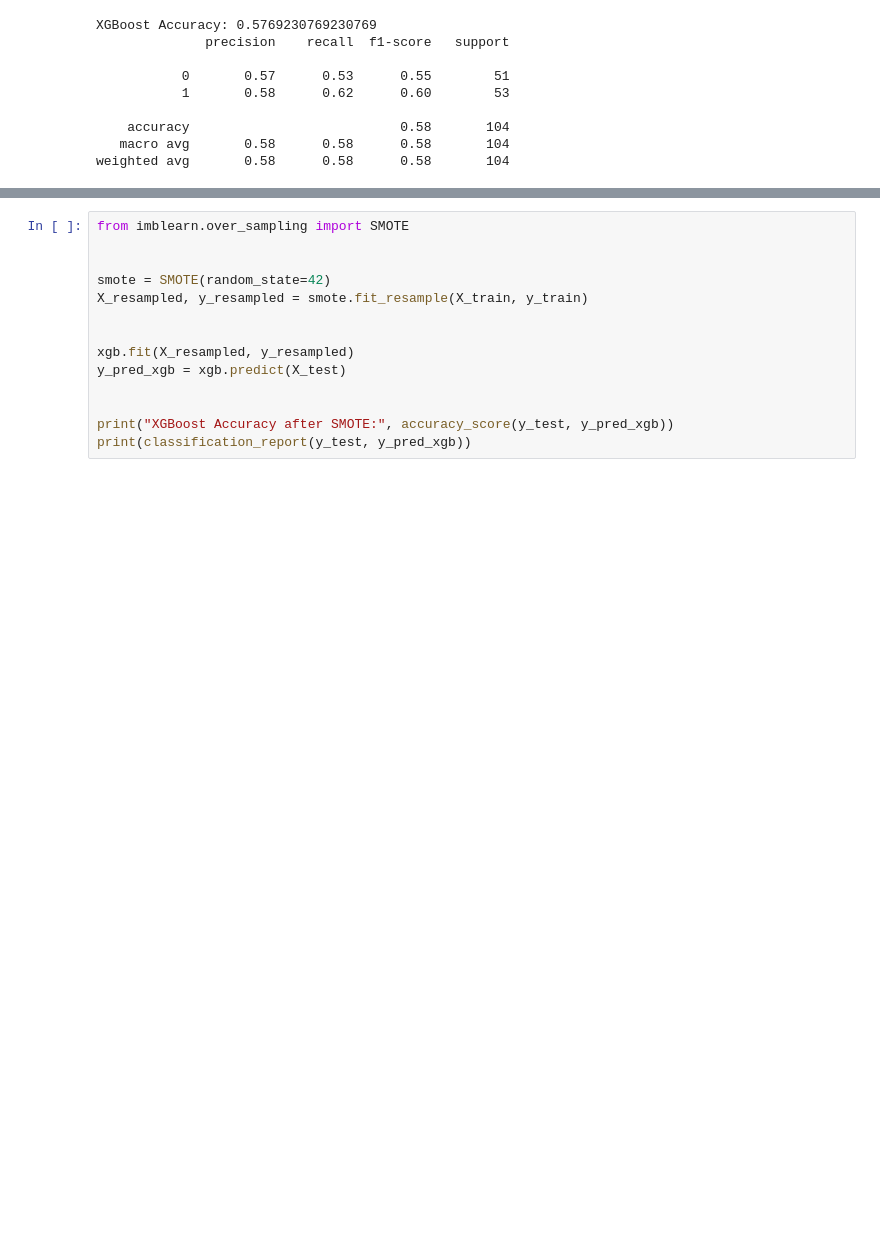
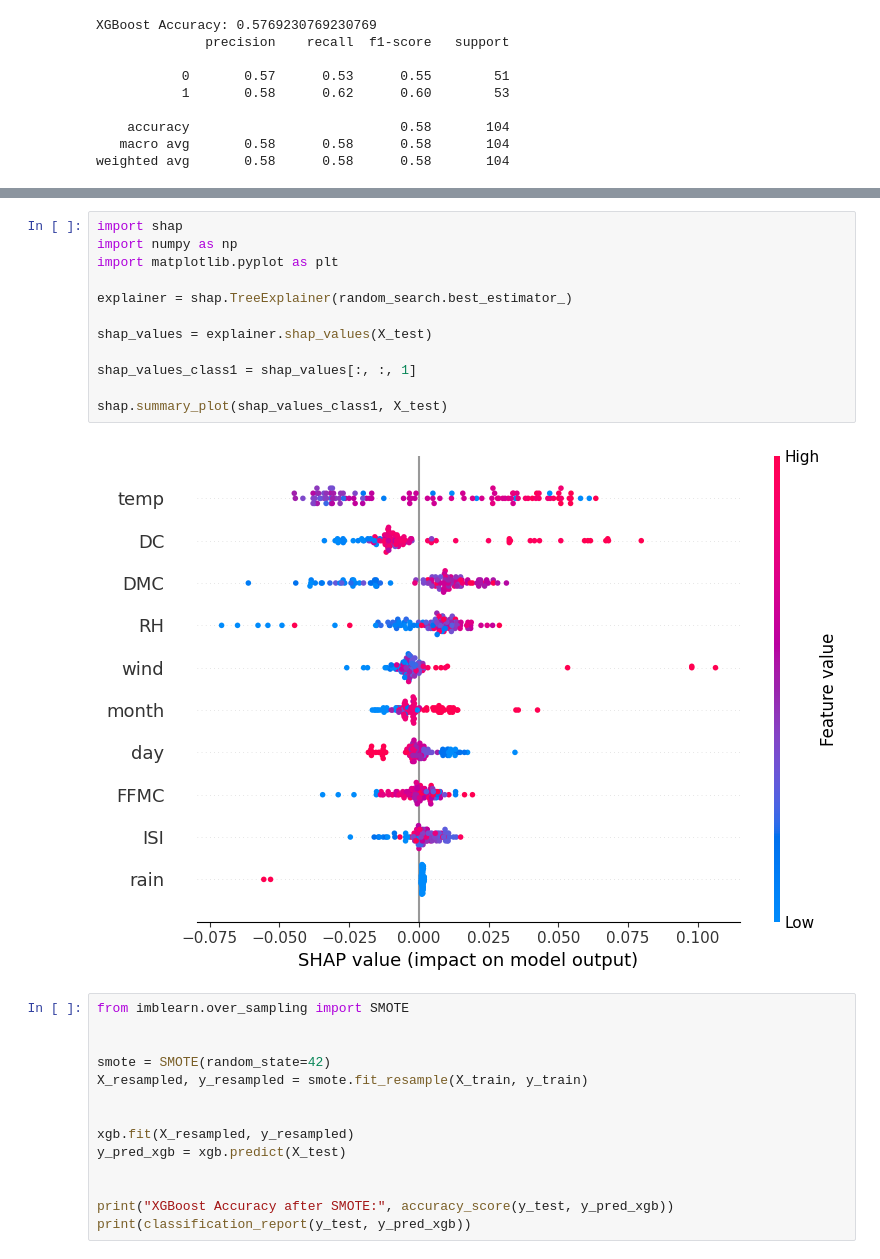
Before and after one commit to LW567-lab/Assignment-2-WildfirePrediction, a Jupyter notebook: forestfire_model.ipynb, the cells around one changed output, grey strips where cells are left out. Drawn from its saved outputs; the diff is of its cells as text; blank space fills up the shorter version.

```diff
--- a/forestfire_model.ipynb
+++ b/forestfire_model.ipynb
@@ -395,3 +485,17 @@ weighted avg       0.58      0.58      0.58       104
+# %%
+import shap
+import numpy as np
+import matplotlib.pyplot as plt
+
+explainer = shap.TreeExplainer(random_search.best_estimator_)
+
+shap_values = explainer.shap_values(X_test)
+
+shap_values_class1 = shap_values[:, :, 1]
+
+shap.summary_plot(shap_values_class1, X_test)
+# %% [output]
+[figure, added]
 # %%
 from imblearn.over_sampling import SMOTE
 
```
Also changed, not shown: parts of 8 cells of this notebook.
